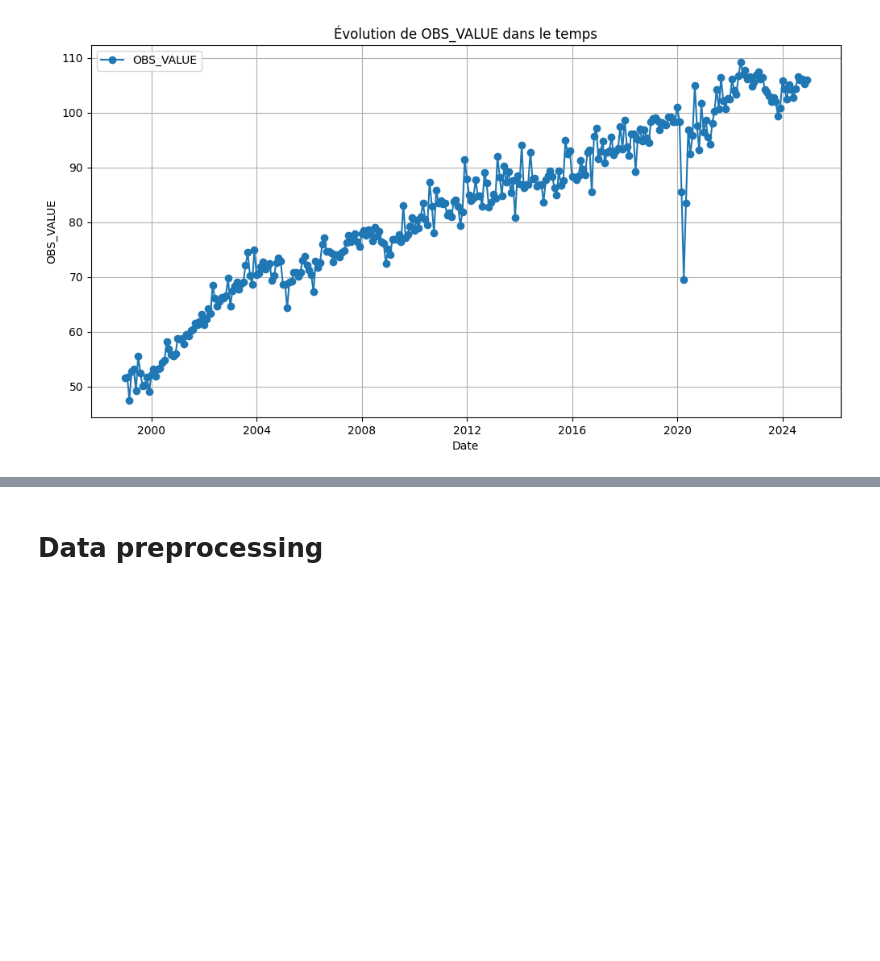
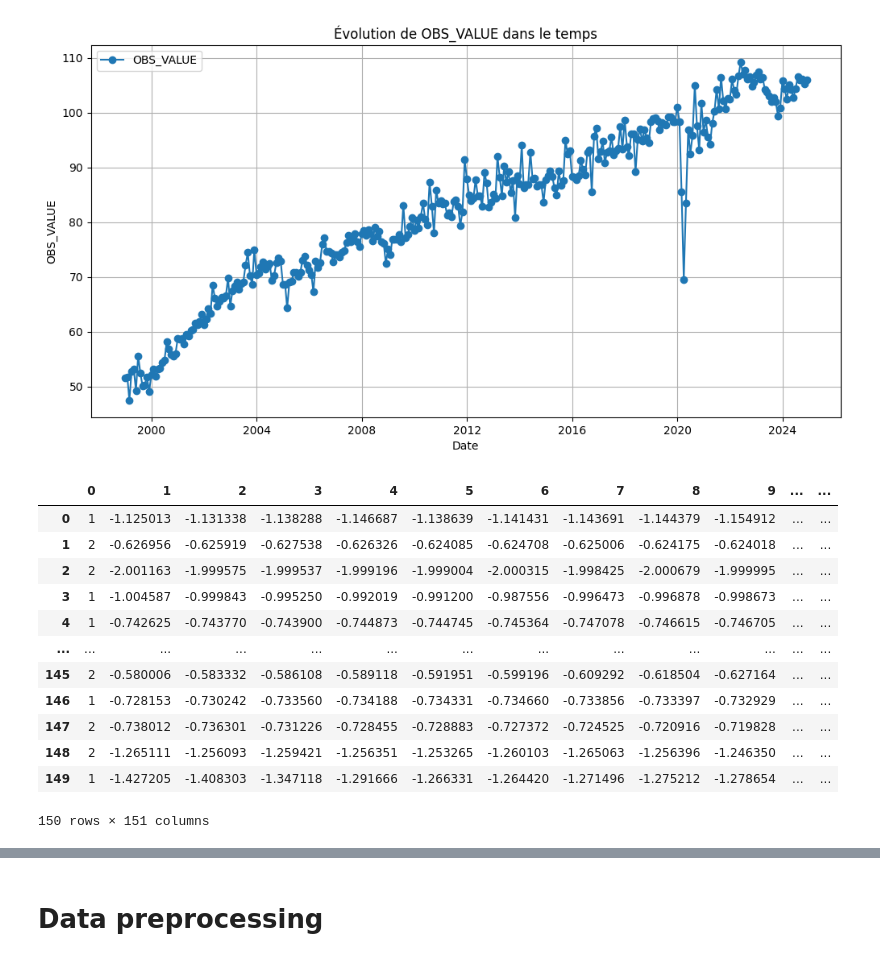
Before and after one commit to raeell/SoftDTWForEcon, a Jupyter notebook: notebooks/projet_time_series.ipynb, the cells around one changed output, grey strips where cells are left out. Cells and saved outputs as stored; diff of their text form; code cells hidden in the pictures; blank space fills up the shorter version.

```diff
--- a/notebooks/projet_time_series.ipynb
+++ b/notebooks/projet_time_series.ipynb
@@ -152,3 +150,19 @@ for folder in catgs:
   trainings.append(file)
   file = pd.read_csv(data_dir + '/' + folder + '/' + folder + '_TEST.tsv', sep='\t', header=None)
   tests.append(file)
+# %%
+tests[0]
+# %% [output]
+|  | 0 | 1 | 2 | 3 | 4 | 5 | 6 | 7 | 8 | 9 | ... | ... |
+| 0 | 1 | -1.125013 | -1.131338 | -1.138288 | -1.146687 | -1.138639 | -1.141431 | -1.143691 | -1.144379 | -1.154912 | ... | ... |
+| 1 | 2 | -0.626956 | -0.625919 | -0.627538 | -0.626326 | -0.624085 | -0.624708 | -0.625006 | -0.624175 | -0.624018 | ... | ... |
+| 2 | 2 | -2.001163 | -1.999575 | -1.999537 | -1.999196 | -1.999004 | -2.000315 | -1.998425 | -2.000679 | -1.999995 | ... | ... |
+| 3 | 1 | -1.004587 | -0.999843 | -0.995250 | -0.992019 | -0.991200 | -0.987556 | -0.996473 | -0.996878 | -0.998673 | ... | ... |
+| 4 | 1 | -0.742625 | -0.743770 | -0.743900 | -0.744873 | -0.744745 | -0.745364 | -0.747078 | -0.746615 | -0.746705 | ... | ... |
+| ... | ... | ... | ... | ... | ... | ... | ... | ... | ... | ... | ... | ... |
+| 145 | 2 | -0.580006 | -0.583332 | -0.586108 | -0.589118 | -0.591951 | -0.599196 | -0.609292 | -0.618504 | -0.627164 | ... | ... |
+| 146 | 1 | -0.728153 | -0.730242 | -0.733560 | -0.734188 | -0.734331 | -0.734660 | -0.733856 | -0.733397 | -0.732929 | ... | ... |
+| 147 | 2 | -0.738012 | -0.736301 | -0.731226 | -0.728455 | -0.728883 | -0.727372 | -0.724525 | -0.720916 | -0.719828 | ... | ... |
+| 148 | 2 | -1.265111 | -1.256093 | -1.259421 | -1.256351 | -1.253265 | -1.260103 | -1.265063 | -1.256396 | -1.246350 | ... | ... |
+| 149 | 1 | -1.427205 | -1.408303 | -1.347118 | -1.291666 | -1.266331 | -1.264420 | -1.271496 | -1.275212 | -1.278654 | ... | ... |
+150 rows × 151 columns
```
Also changed, not shown: parts of 15 cells of this notebook.
